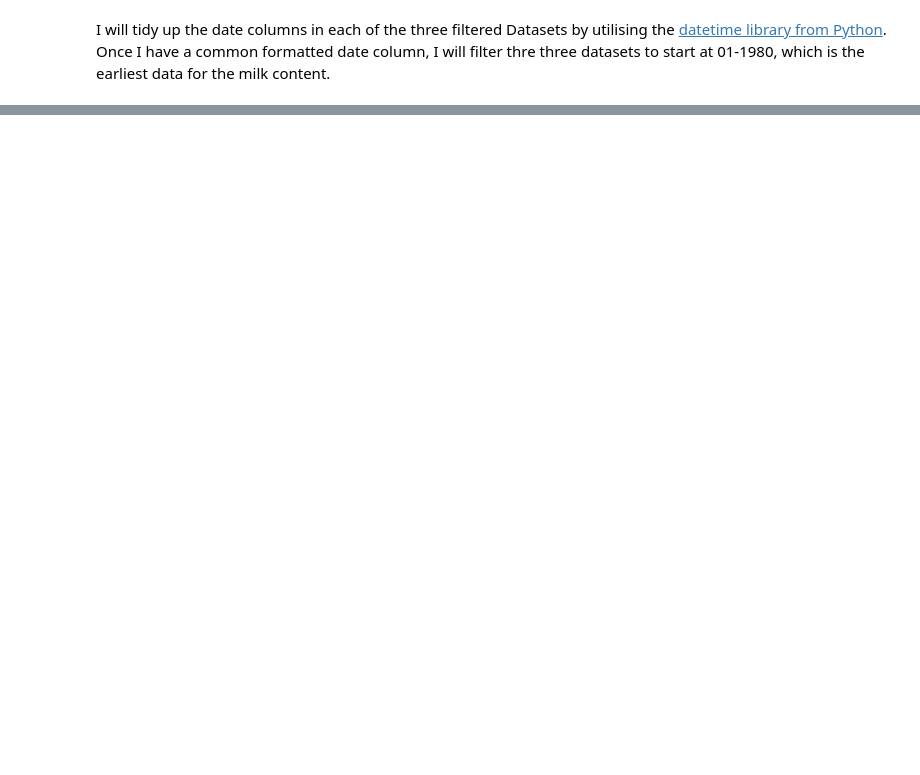
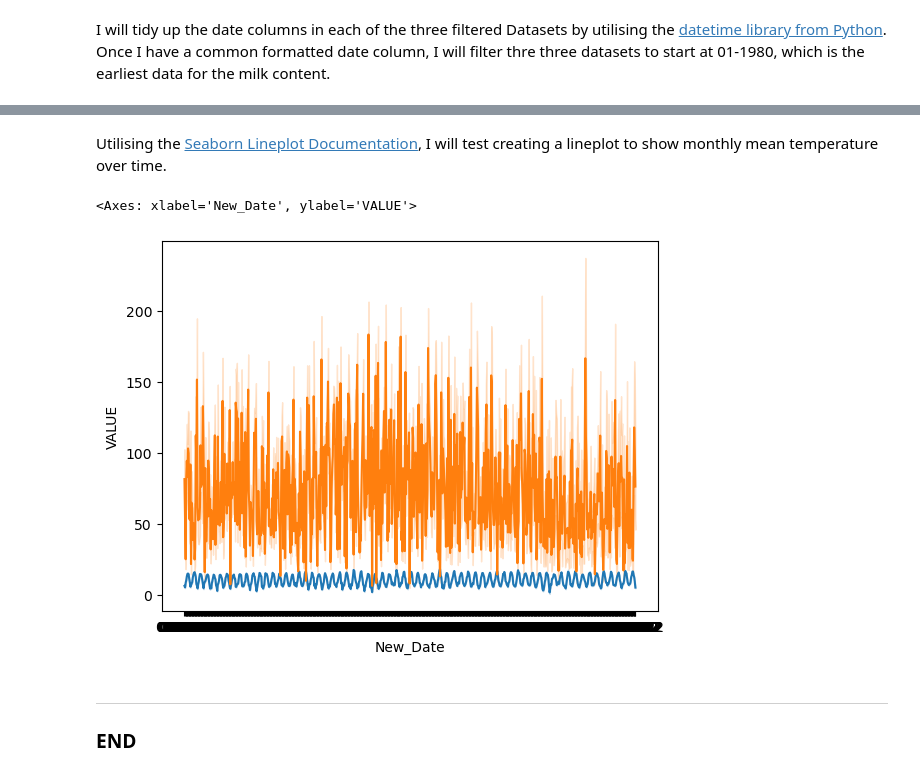
Before and after one commit to turps-pc90/PfDA_Assignment, a Jupyter notebook: PfDA_Assignment.ipynb, the cells around one changed output, grey strips where cells are left out. Saved outputs shown, nothing was run; the diff lists cells and outputs as text; code cells hidden in the pictures; blank space fills up the shorter version.

Commit message:
Added Seaborn lineplot for testing visualisation for mean temp and rainfall

```diff
--- a/PfDA_Assignment.ipynb
+++ b/PfDA_Assignment.ipynb
@@ -236,0 +234,15 @@ See the caveats in the documentation: https://pandas.pydata.org/pandas-docs/stab
+# %% [markdown]
+Utilising the [Seaborn Lineplot Documentation](https://seaborn.pydata.org/generated/seaborn.lineplot.html), I will test creating a lineplot to show monthly mean temperature over time.
+# %%
+# Library Import
+import seaborn as sns
+
+# Plot lineplot
+sns.lineplot(data=df_temp_mean, x="New_Date", y="VALUE")
+sns.lineplot(data=df_rain_pf, x="New_Date", y="VALUE")
+# %% [output]
+<Axes: xlabel='New_Date', ylabel='VALUE'>
+[figure, added]
+# %% [markdown]
+***
+### END
```
Also changed, not shown: parts of 5 cells of this notebook.
